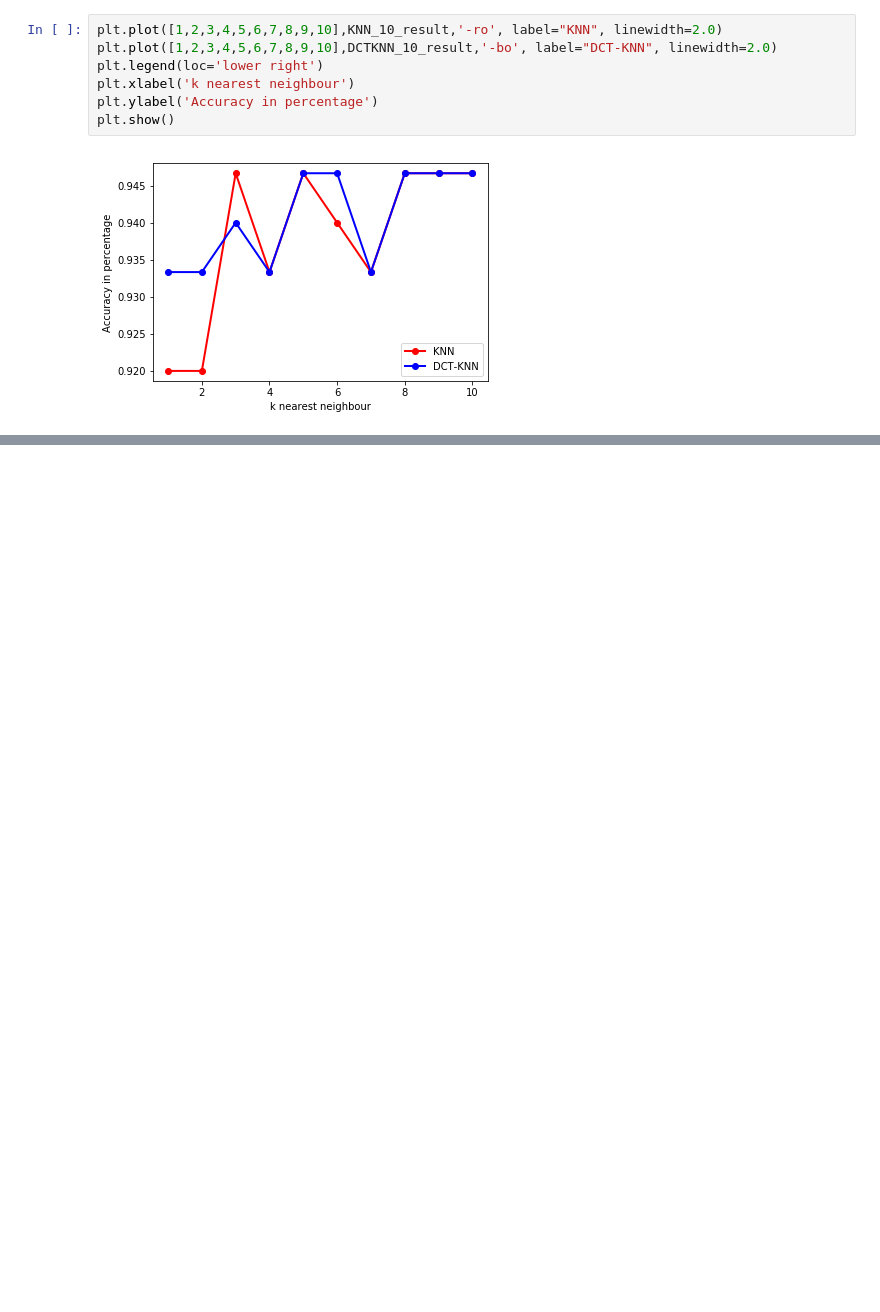
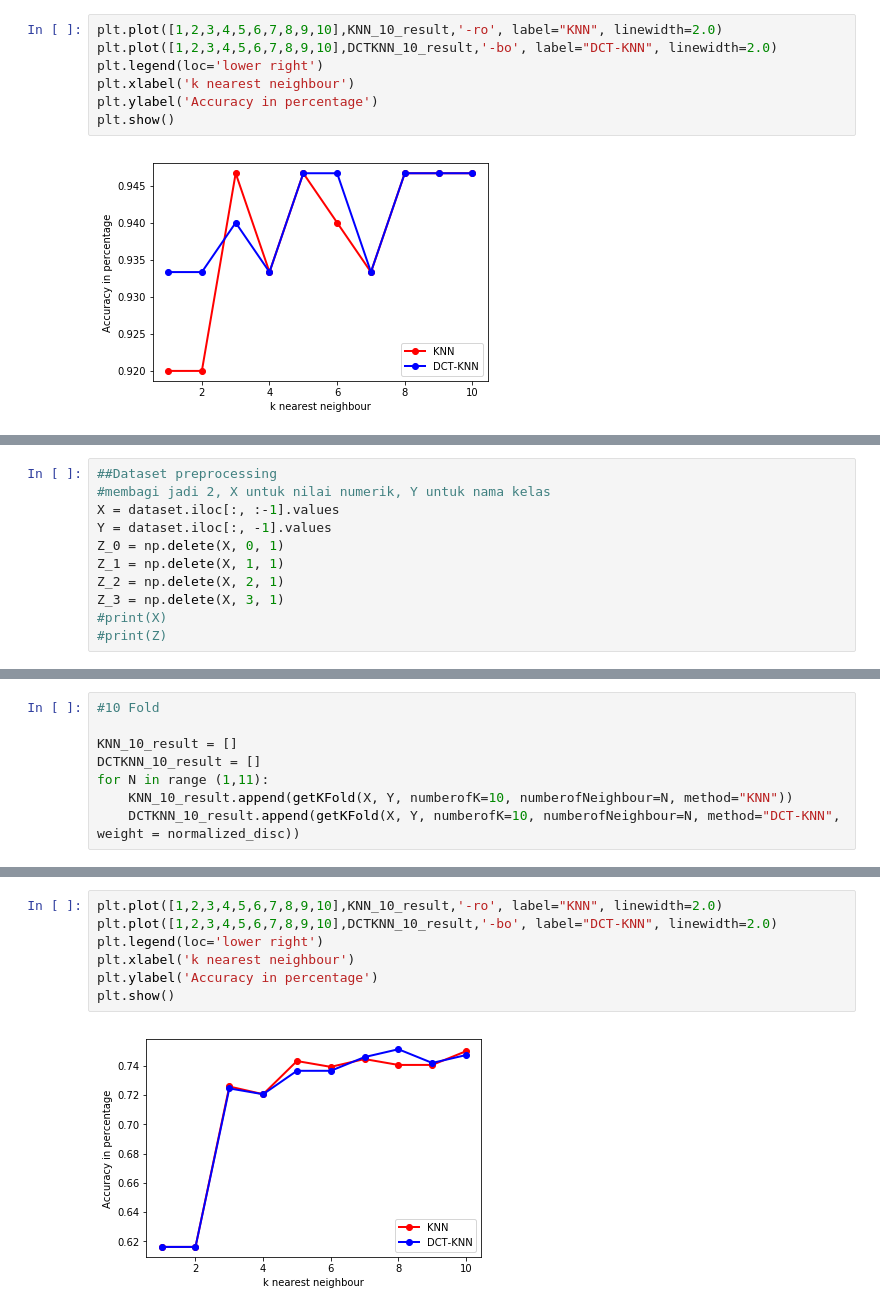
Before and after one commit to IllhamHanafi/FP-Datmin, a Jupyter notebook: FP-Datmin.ipynb, the cells around one changed output, grey strips where cells are left out. Drawn from its saved outputs; the diff is of its cells as text; blank space fills up the shorter version.

```diff
--- a/FP-Datmin.ipynb
+++ b/FP-Datmin.ipynb
@@ -348,0 +349,11 @@ plt.show()
+# %%
+##Dataset preprocessing
+#membagi jadi 2, X untuk nilai numerik, Y untuk nama kelas
+X = dataset.iloc[:, :-1].values
+Y = dataset.iloc[:, -1].values
+Z_0 = np.delete(X, 0, 1)
+Z_1 = np.delete(X, 1, 1)
+Z_2 = np.delete(X, 2, 1)
+Z_3 = np.delete(X, 3, 1)
+#print(X)
+#print(Z)
@@ -348,0 +424,8 @@ plt.show()
+# %%
+#10 Fold
+
+KNN_10_result = []
+DCTKNN_10_result = []
+for N in range (1,11):
+    KNN_10_result.append(getKFold(X, Y, numberofK=10, numberofNeighbour=N, method="KNN"))
+    DCTKNN_10_result.append(getKFold(X, Y, numberofK=10, numberofNeighbour=N, method="DCT-KNN", weight = normalized_disc))
@@ -348,0 +462,9 @@ plt.show()
+# %%
+plt.plot([1,2,3,4,5,6,7,8,9,10],KNN_10_result,'-ro', label="KNN", linewidth=2.0)
+plt.plot([1,2,3,4,5,6,7,8,9,10],DCTKNN_10_result,'-bo', label="DCT-KNN", linewidth=2.0)
+plt.legend(loc='lower right')
+plt.xlabel('k nearest neighbour')
+plt.ylabel('Accuracy in percentage')
+plt.show()
+# %% [output]
+[figure, added]
```
Also changed, not shown: parts of 23 cells of this notebook.
